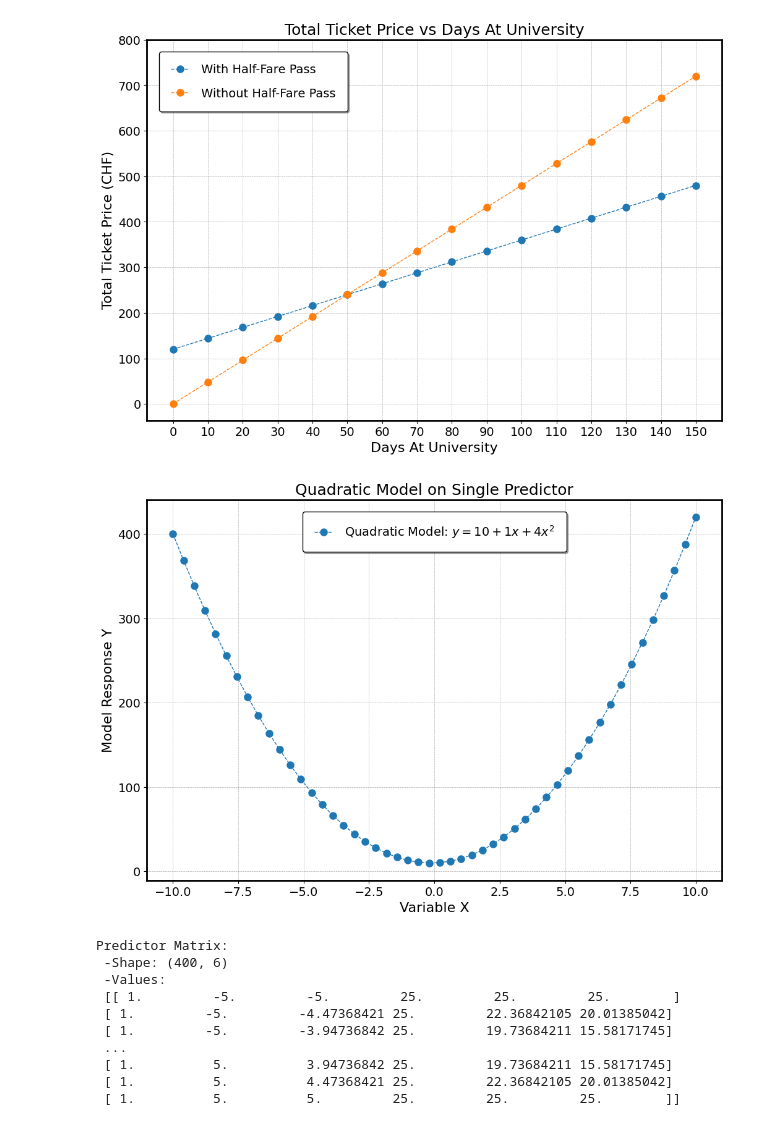
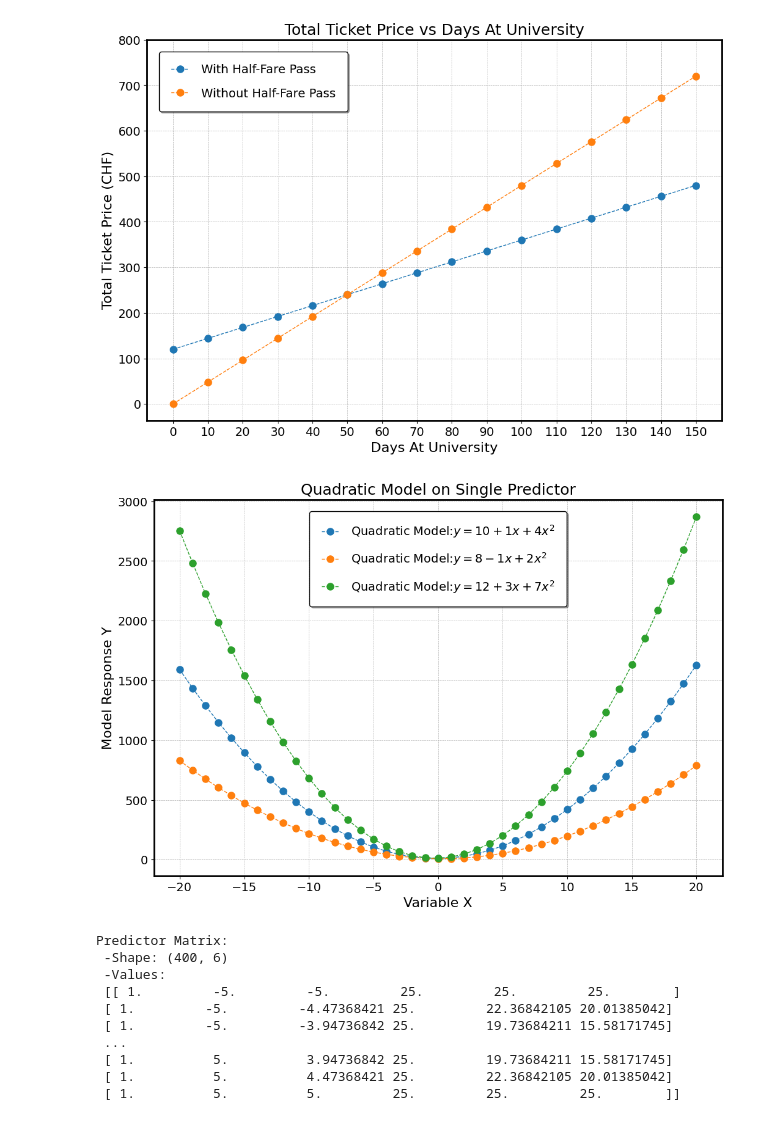
Before and after one commit to giacomobelleri/ML-Practice, a Jupyter notebook: Notebooks/Polynomial-Regression/polynomial-regression.ipynb, the cells around one changed output. Cells and saved outputs as stored; diff of their text form; code cells hidden in the pictures.

```diff
--- a/Notebooks/Gradient-Descent/gradient-descent.ipynb
+++ b/Notebooks/Polynomial-Regression/polynomial-regression.ipynb
@@ -11,14 +11,38 @@ from pathlib import Path
 cwd = Path.cwd()
 graph_dir = cwd / 'Graphs'
 
-def CreateDir(directory: Path) -> None:
-    print(f'Creating directory ...')
-    Path.mkdir(directory, exist_ok=True, parents=True)
-    print(f'Directory {directory} created.')
+def CreateDir(directory: Path, logging: bool=False) -> None:
+
+    # If the directory already exists, return None
+    if directory.exists():
+
+        # If logging is enabled, print a message
+        if logging==True:
+            print(f'Directory {directory} already exists.')
+
+        return None
+
+    else:
+        if logging==True:
+            print(f'Creating directory ...')
+            Path.mkdir(directory, exist_ok=True, parents=True)
+            print(f'Directory {directory} created.')
+        else:
+            Path.mkdir(directory, exist_ok=True, parents=True)
+
+    return None
 
 def CreateFilePath(fname: str, dir: str = graph_dir,
                     extension: str = 'png') -> str:
+
+    # Replace spaces with underscores
+    fname = fname.replace(' ', '_')
+
+    # Creates parent directory if it doesn't exist
+    CreateDir(directory=dir, logging=False)
+
+    # Returns the full path
     return f'{dir}{'\\'}{fname}.{extension}'
 
-CreateDir(graph_dir)
+CreateDir(graph_dir, logging=True)
 # %% [output]
@@ -344,32 +402,35 @@ plt.savefig(CreateFilePath(r'\TotalTicketPriceVsDaysAtUniversity', extension='pn
 # %%
 # Tests Quadratic On Single Predictor
 
 #Creates figure and sets up axes, labels, and title
 fig, ax = plt.subplots(ncols=1, nrows=1, figsize=(12, 8))
 ax.set_xlabel('Variable X')
 ax.set_ylabel('Model Response Y')
 ax.set_title('Quadratic Model on Single Predictor')
 
 # Creates predictor matrix for quadratic model
-predictors = np.linspace(start=-10, stop=10, num=50)
+predictors = np.linspace(start=-20, stop=20, num=41)
 predictors_matrix = FormPredictorMatrix(predictors, order=2, include_interaction=False)
 
 #Creates parameter and model array
-params = np.array([10, 1, 4])
+params = np.array([[10, 1, 4], [8, -1, 2], [12, 3, 7]]).T
 response = PolynomialModel(predictors_matrix, params)
 
 #Plots results
-ax.plot(predictors, response, label=f'Quadratic Model: $y = {params[0]} + {params[1]}x + {params[2]}x^2$',
+labels = ['Quadratic Model:' +
+                f'$y = {params[0, index]}{FormString(params[1, index])}x{FormString(params[2, index])}x^2$'
+                for index in range(params.shape[1])]
+ax.plot(predictors, response, label=labels,
         linestyle='--', marker='o', linewidth=1, markersize=8)
 
 #Adds legend and grid
 ax.legend()
 ax.grid(True, which="both", linestyle="--", linewidth=0.5)
 
 # Saves plot
 plt.savefig(CreateFilePath(r'\QuadraticModelOnSinglePredictor', extension='png'))
 # %% [output]
-[figure, old version]
+[figure, new version]
 # %%
 # Tests PolynomialModel with multiple predictors
 
```
Also changed, not shown: parts of 7 cells of this notebook, 6 other files.
